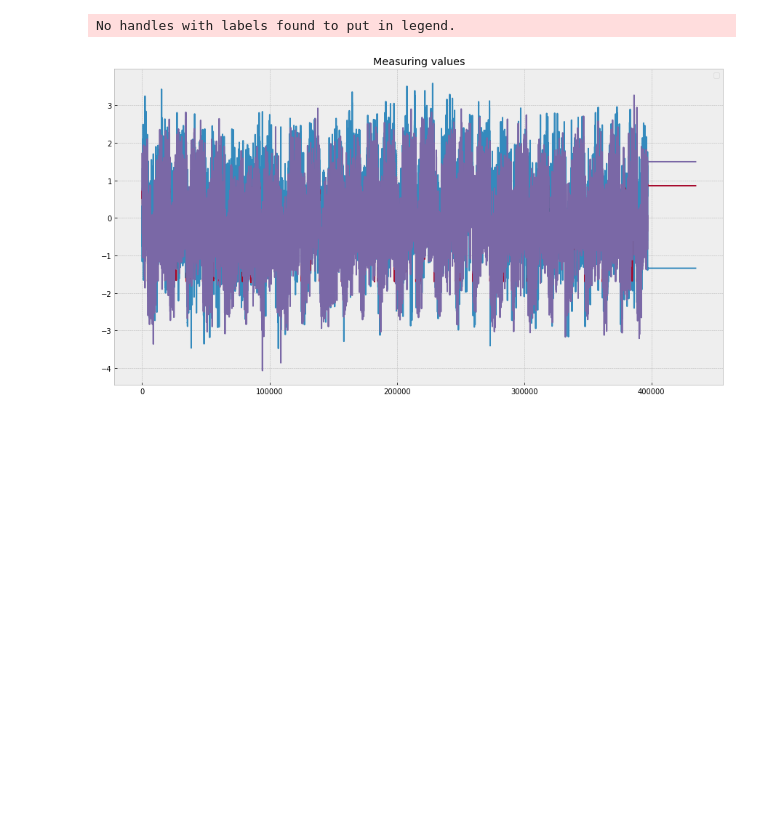
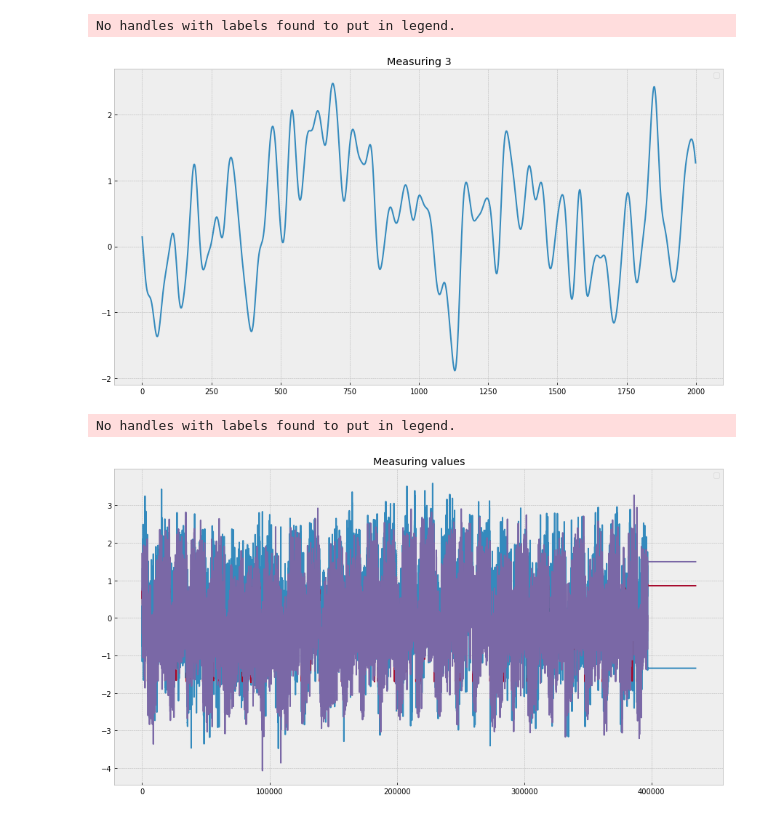
Before and after one commit to tunmustard/fluidguard, a Jupyter notebook: analyze_0_1.ipynb, the cells around one changed output. Cells and saved outputs as stored; diff of their text form; code cells hidden in the pictures; blank space fills up the shorter version.

```diff
--- a/analyze_0_1.ipynb
+++ b/analyze_0_1.ipynb
@@ -278,3 +347,13 @@ No handles with labels found to put in legend.
+# %%
+#Plot data
+with plt.style.context('bmh'):
+    plt.figure(figsize=(15, 8))
+    plt.title("Measuring %s"%k)
+    plt.plot(X_train[0:2000,0,0]);
+    plt.legend(loc="best")
+# %% [output]
+No handles with labels found to put in legend.
+[figure, added]
 # %%
 #строим обрезанные данные
 with plt.style.context('bmh'):
```
Also changed, not shown: parts of 8 cells of this notebook.
